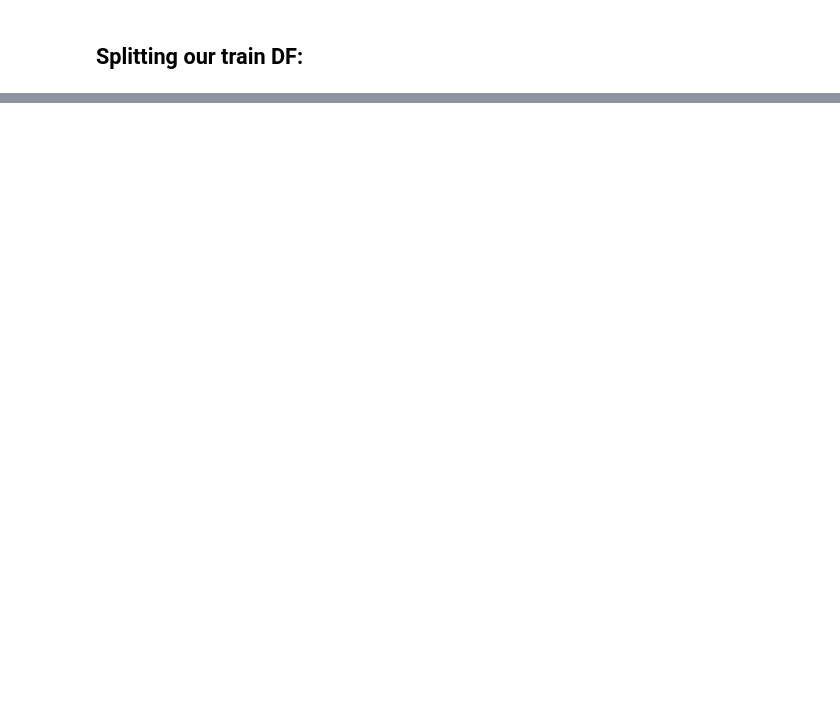
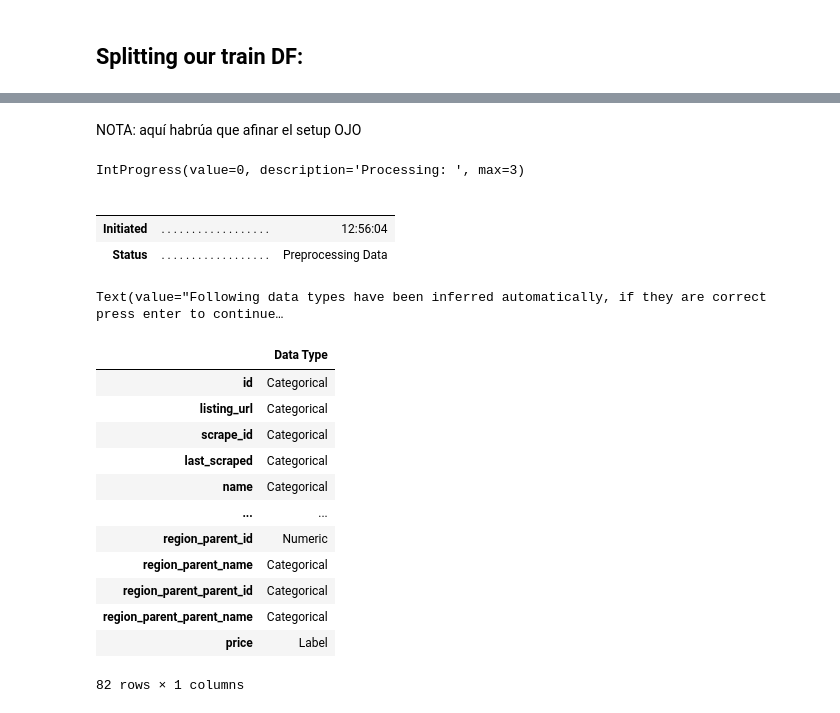
Before and after one commit to VictorPablo12/ML_kaggle_competition, a Jupyter notebook: Main.ipynb, the cells around one changed output, grey strips where cells are left out. Cells and saved outputs as stored; diff of their text form; code cells hidden in the pictures; blank space fills up the shorter version.

```diff
--- a/Main.ipynb
+++ b/Main.ipynb
@@ -65,0 +98,24 @@ from pycaret.regression import * #Import Pycaret
+# %% [markdown]
+NOTA: aquí habrúa que afinar el setup OJO
+# %%
+pycaret = setup(data = raw_train, target = 'price')
+# %% [output]
+IntProgress(value=0, description='Processing: ', max=3)
+|  |  |  |
+|  |  |  |
+| Initiated | . . . . . . . . . . . . . . . . . . | 12:56:04 |
+| Status | . . . . . . . . . . . . . . . . . . | Preprocessing Data |
+Text(value="Following data types have been inferred automatically, if they are correct press enter to continue…
+|  | Data Type |
+| id | Categorical |
+| listing_url | Categorical |
+| scrape_id | Categorical |
+| last_scraped | Categorical |
+| name | Categorical |
+| ... | ... |
+| region_parent_id | Numeric |
+| region_parent_name | Categorical |
+| region_parent_parent_id | Categorical |
+| region_parent_parent_name | Categorical |
+| price | Label |
+82 rows × 1 columns
```
Also changed, not shown: parts of 26 cells of this notebook.
